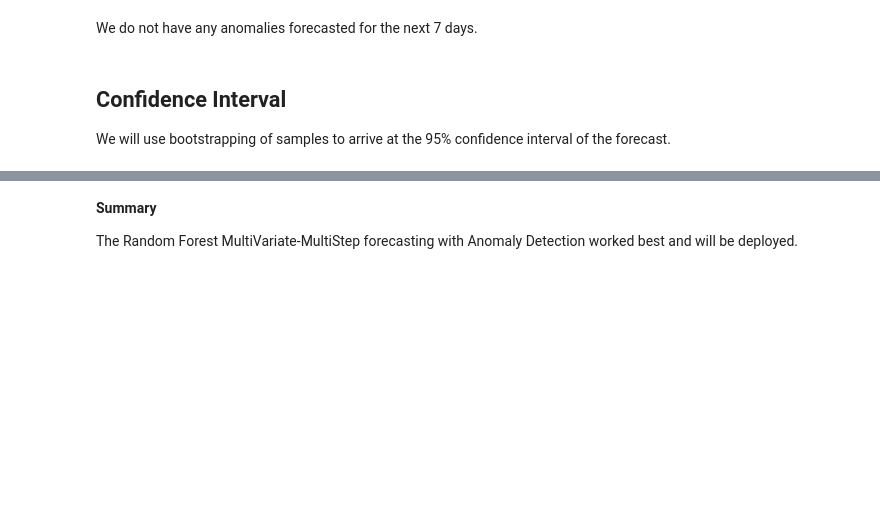
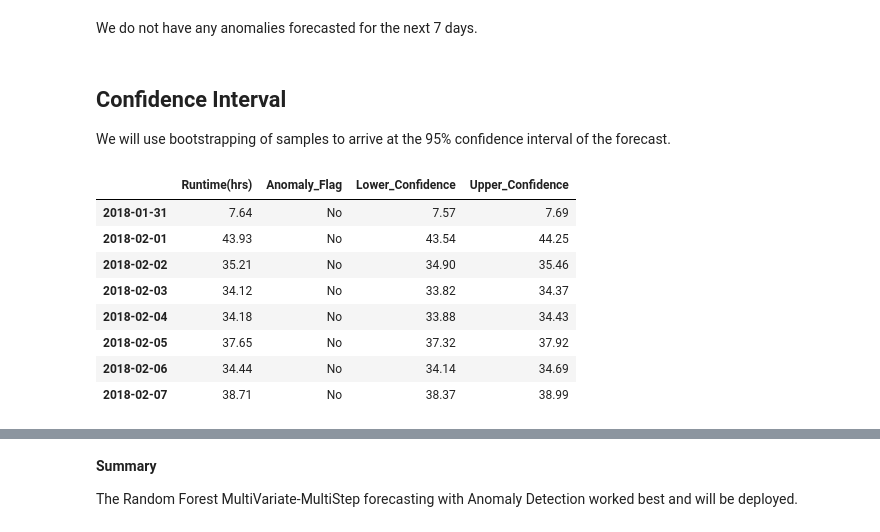
Before and after one commit to prapar/Time-series-forecasting, a Jupyter notebook: TestAutomation_TimeSeriesForecasting_part3_MultiVariate_Modelling.ipynb, the cells around one changed output, grey strips where cells are left out. Saved outputs shown, nothing was run; the diff lists cells and outputs as text; code cells hidden in the pictures; blank space fills up the shorter version.

```diff
--- a/TestAutomation_TimeSeriesForecasting_part3_MultiVariate_Modelling.ipynb
+++ b/TestAutomation_TimeSeriesForecasting_part3_MultiVariate_Modelling.ipynb
@@ -574,0 +596,12 @@ ci_dict['upper'] = np.percentile(predList, 97.5)/np.percentile(predList, 50)
+# %%
+dfCI
+# %% [output]
+|  | Runtime(hrs) | Anomaly_Flag | Lower_Confidence | Upper_Confidence |
+| 2018-01-31 | 7.64 | No | 7.57 | 7.69 |
+| 2018-02-01 | 43.93 | No | 43.54 | 44.25 |
+| 2018-02-02 | 35.21 | No | 34.90 | 35.46 |
+| 2018-02-03 | 34.12 | No | 33.82 | 34.37 |
+| 2018-02-04 | 34.18 | No | 33.88 | 34.43 |
+| 2018-02-05 | 37.65 | No | 37.32 | 37.92 |
+| 2018-02-06 | 34.44 | No | 34.14 | 34.69 |
+| 2018-02-07 | 38.71 | No | 38.37 | 38.99 |
```
Also changed, not shown: parts of 10 cells of this notebook.
